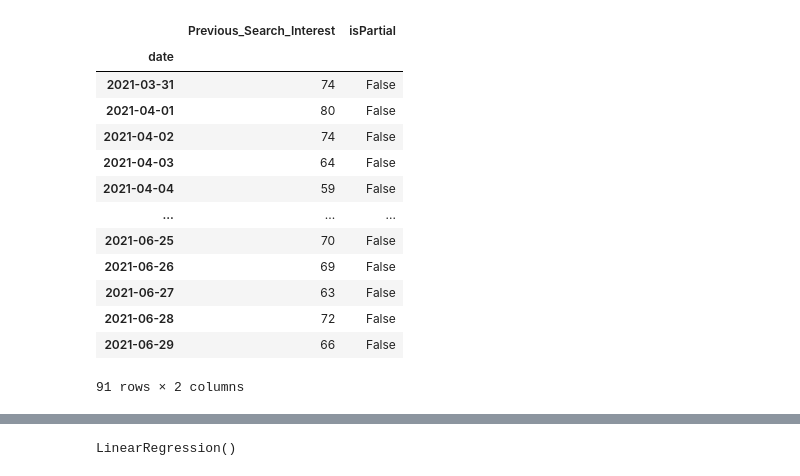
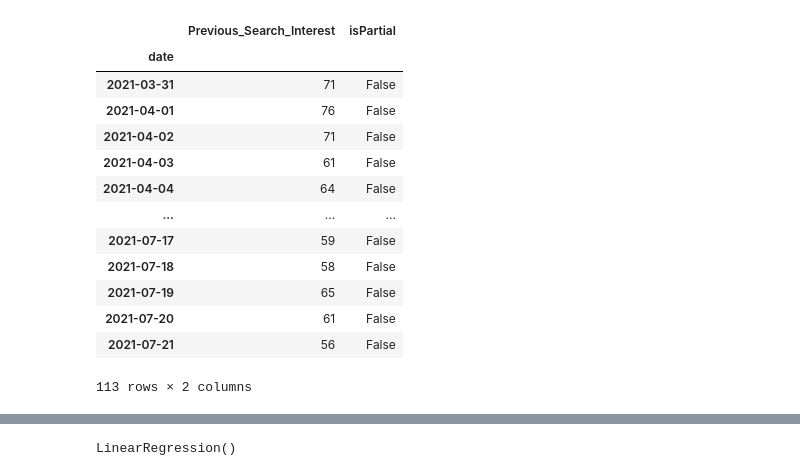
Before and after one commit to atlas125gev/StockProject, a Jupyter notebook: FinalProject/FinalGroupProjectAndrew.ipynb, the cells around one changed output, grey strips where cells are left out. Saved outputs shown, nothing was run; the diff lists cells and outputs as text; code cells hidden in the pictures.

```diff
--- a/FinalProject/FinalGroupProjectAndrew.ipynb
+++ b/FinalProject/FinalGroupProjectAndrew.ipynb
@@ -15,28 +15,28 @@ from sklearn.metrics import accuracy_score, recall_score, precision_score, fbeta
 # %%
 pytrends = TrendReq(hl='en-US', tz=360)
 
 kw_list = ["Tesla"]
 
-pytrends.build_payload(kw_list, timeframe='2021-03-31 2021-06-29', geo='US')
+pytrends.build_payload(kw_list, timeframe='2021-03-31 2021-07-22', geo='US')
 
 Trendsdf = pytrends.interest_over_time()
 Trendsdf = Trendsdf.rename(columns={'Tesla': 'Previous_Search_Interest'})
 #Trendsdf.reset_index(inplace=True, drop=True)
 Trendsdf.shape
 Trendsdf
 # %% [output]
 |  | Previous_Search_Interest | isPartial |
 | date |  |  |
-| 2021-03-31 | 74 | False |
-| 2021-04-01 | 80 | False |
-| 2021-04-02 | 74 | False |
-| 2021-04-03 | 64 | False |
-| 2021-04-04 | 59 | False |
+| 2021-03-31 | 71 | False |
+| 2021-04-01 | 76 | False |
+| 2021-04-02 | 71 | False |
+| 2021-04-03 | 61 | False |
+| 2021-04-04 | 64 | False |
 | ... | ... | ... |
-| 2021-06-25 | 70 | False |
-| 2021-06-26 | 69 | False |
-| 2021-06-27 | 63 | False |
-| 2021-06-28 | 72 | False |
-| 2021-06-29 | 66 | False |
+| 2021-07-17 | 59 | False |
+| 2021-07-18 | 58 | False |
+| 2021-07-19 | 65 | False |
+| 2021-07-20 | 61 | False |
+| 2021-07-21 | 56 | False |
-91 rows × 2 columns
+113 rows × 2 columns
 # %%
```
Also changed, not shown: parts of 8 cells of this notebook.
